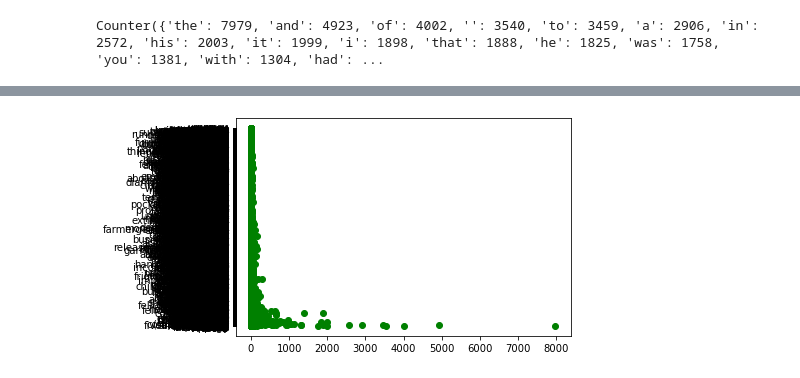
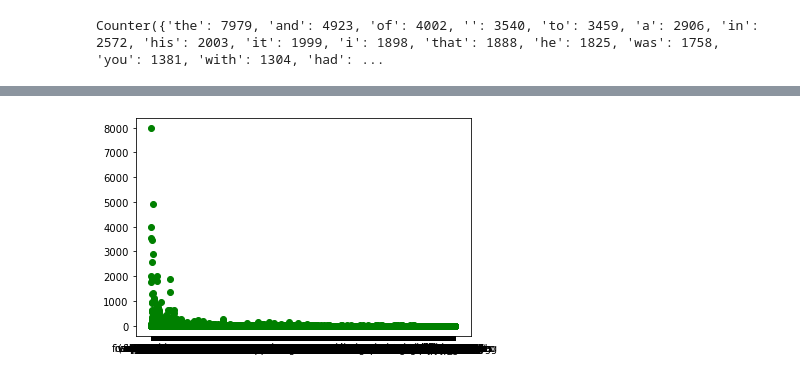
Before and after one commit to johannafransn/Text-Analysis-on-Novel, a Jupyter notebook: CS185C_question7.ipynb, the cells around one changed output, grey strips where cells are left out. Drawn from its saved outputs; the diff is of its cells as text; code cells hidden in the pictures.

```diff
--- a/CS185C_question7.ipynb
+++ b/CS185C_question7.ipynb
@@ -47,9 +47,10 @@ dict(sorted(word_counts.items(), key=lambda item: item[1]))
 # %%
 #Plot data as scatter plot, then we can see if it follows power law line
 import matplotlib.pyplot as plt
 dictionary =  word_counts
-plt.scatter(dictionary.values(), list(dictionary.keys()), color='g')
+
+plt.scatter(list(dictionary.keys()), dictionary.values(), color='g')
 plt.show()
-#Conclusion: Yes the data follows power law
+#Conclusion: Yes the data follows power law quite well, although not perfectly
 # %% [output]
-[figure, old version]
+[figure, new version]
```
